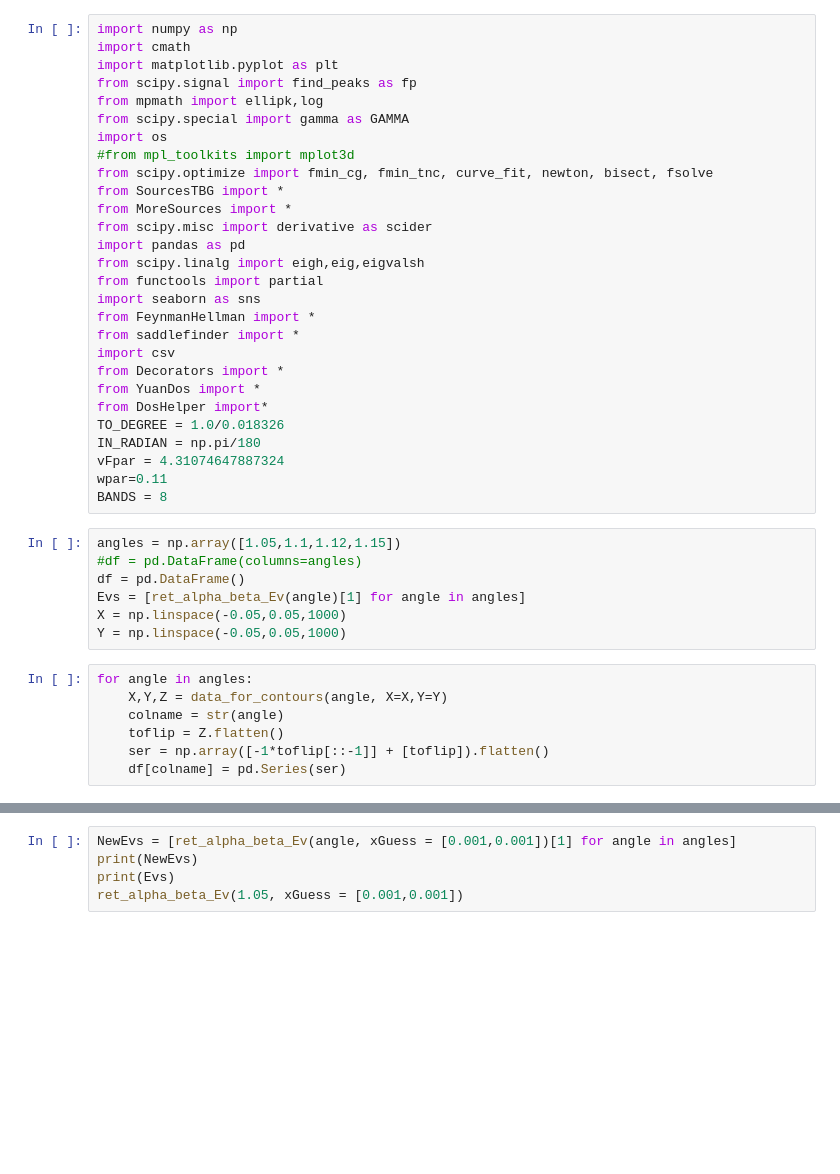
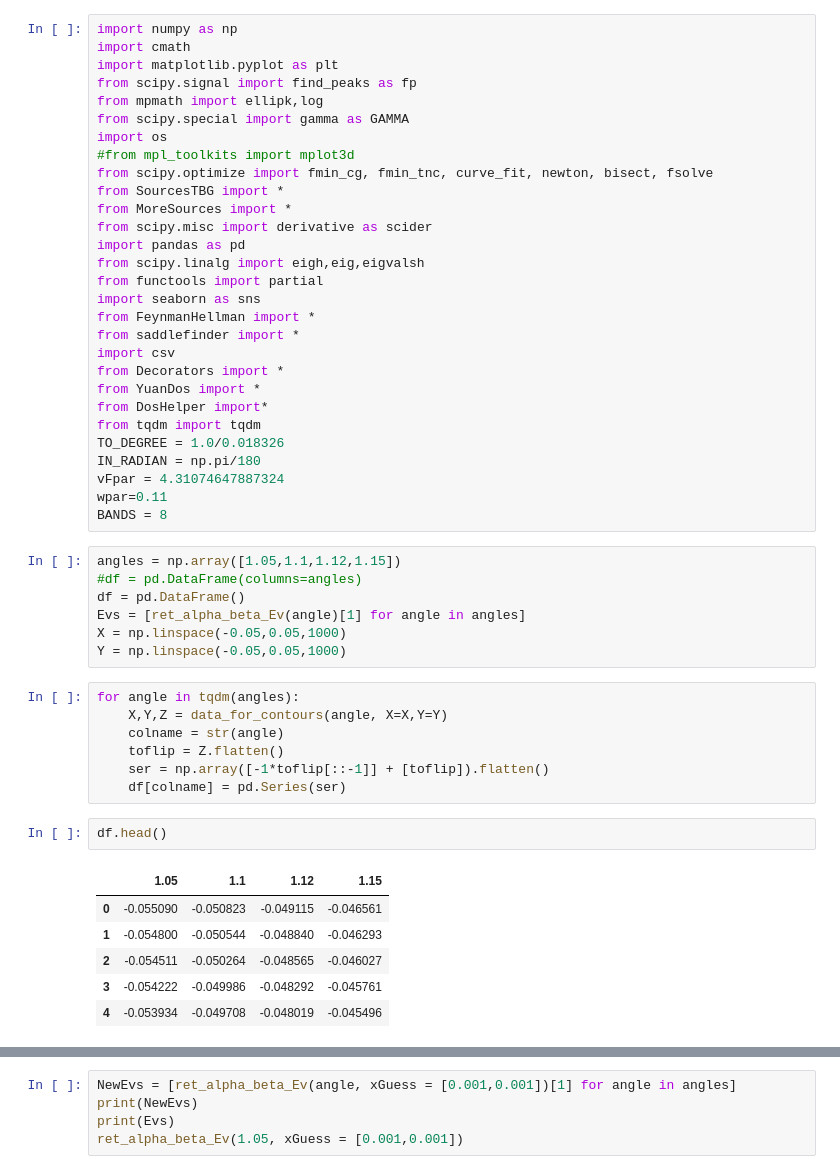
Before and after one commit to aravindhshankar/KondoVHS, a Jupyter notebook: KDEplotter.ipynb, the cells around one changed output, grey strips where cells are left out. Cells and saved outputs as stored; diff of their text form; blank space fills up the shorter version.

```diff
--- a/KDEplotter.ipynb
+++ b/KDEplotter.ipynb
@@ -21,6 +21,7 @@ import csv
 from Decorators import *
 from YuanDos import *
 from DosHelper import*
+from tqdm import tqdm
 TO_DEGREE = 1.0/0.018326
 IN_RADIAN = np.pi/180
 vFpar = 4.31074647887324
@@ -34,12 +35,21 @@ Evs = [ret_alpha_beta_Ev(angle)[1] for angle in angles]
 X = np.linspace(-0.05,0.05,1000)
 Y = np.linspace(-0.05,0.05,1000)
 # %%
-for angle in angles:
+for angle in tqdm(angles):
     X,Y,Z = data_for_contours(angle, X=X,Y=Y)
     colname = str(angle)
     toflip = Z.flatten()
     ser = np.array([-1*toflip[::-1]] + [toflip]).flatten()
     df[colname] = pd.Series(ser)
+# %%
+df.head()
+# %% [output]
+|  | 1.05 | 1.1 | 1.12 | 1.15 |
+| 0 | -0.055090 | -0.050823 | -0.049115 | -0.046561 |
+| 1 | -0.054800 | -0.050544 | -0.048840 | -0.046293 |
+| 2 | -0.054511 | -0.050264 | -0.048565 | -0.046027 |
+| 3 | -0.054222 | -0.049986 | -0.048292 | -0.045761 |
+| 4 | -0.053934 | -0.049708 | -0.048019 | -0.045496 |
 # %%
 plt.rcParams.update({'font.size': 14})
 cutoff = 0.002
```
Also changed, not shown: parts of 2 cells of this notebook, 9 other files.
